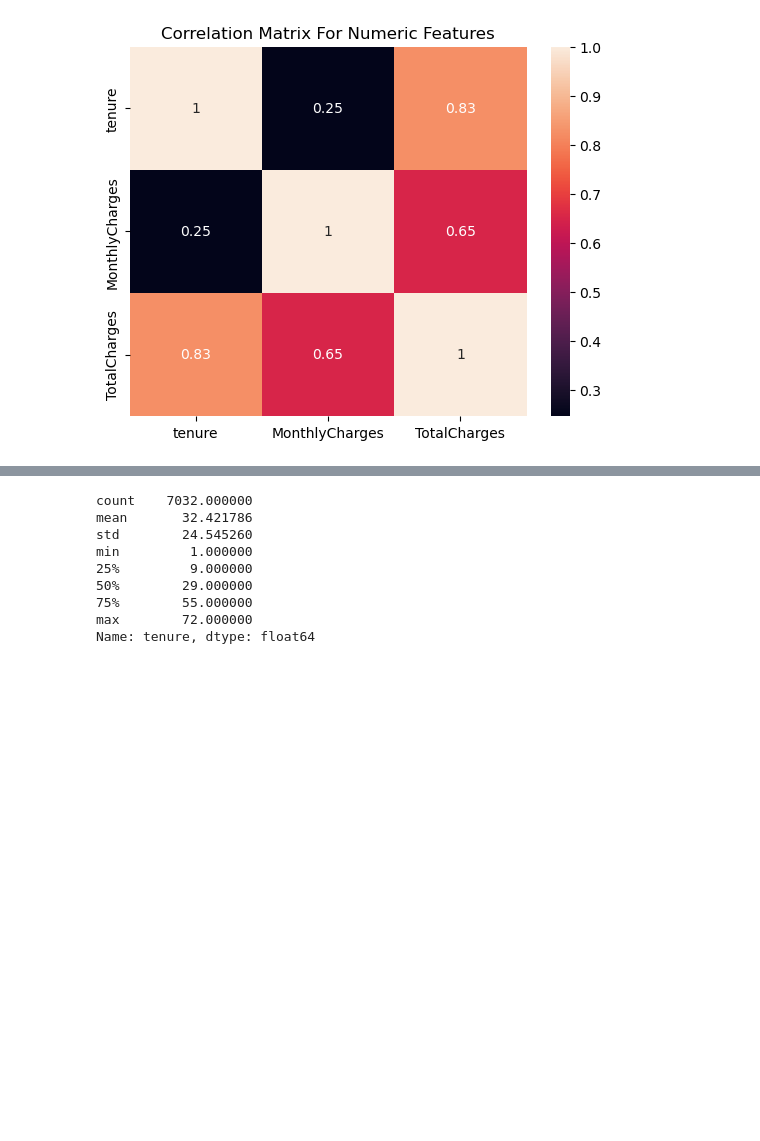
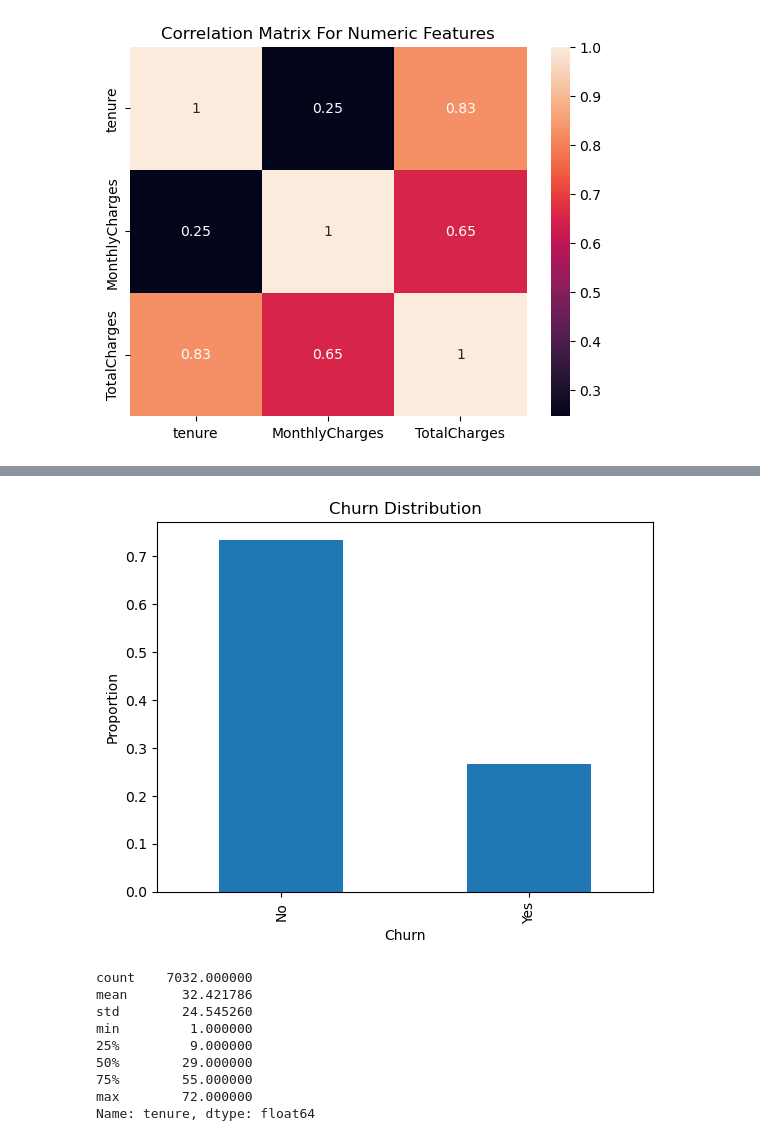
Before and after one commit to UCB-stat-159-f25/final-group02, a Jupyter notebook: Project Notebook.ipynb, the cells around one changed output, grey strips where cells are left out. Drawn from its saved outputs; the diff is of its cells as text; code cells hidden in the pictures; blank space fills up the shorter version.

```diff
--- a/Project Notebook.ipynb
+++ b/Project Notebook.ipynb
@@ -69,3 +71,12 @@ plt.ylabel("Proportion");
+# %%
+df["Churn"].value_counts(normalize=True).plot(kind='bar')
+plt.title("Churn Distribution")
+plt.xlabel("Churn")
+plt.ylabel("Proportion");
+
+plt.savefig("Churn_dist_bar.png", dpi=300, bbox_inches="tight")
+# %% [output]
+[figure, added]
 # %%
 print(df["tenure"].describe())
 df["tenure"].hist(bins=30)
```
Also changed, not shown: parts of 14 cells of this notebook, 12 other files.
